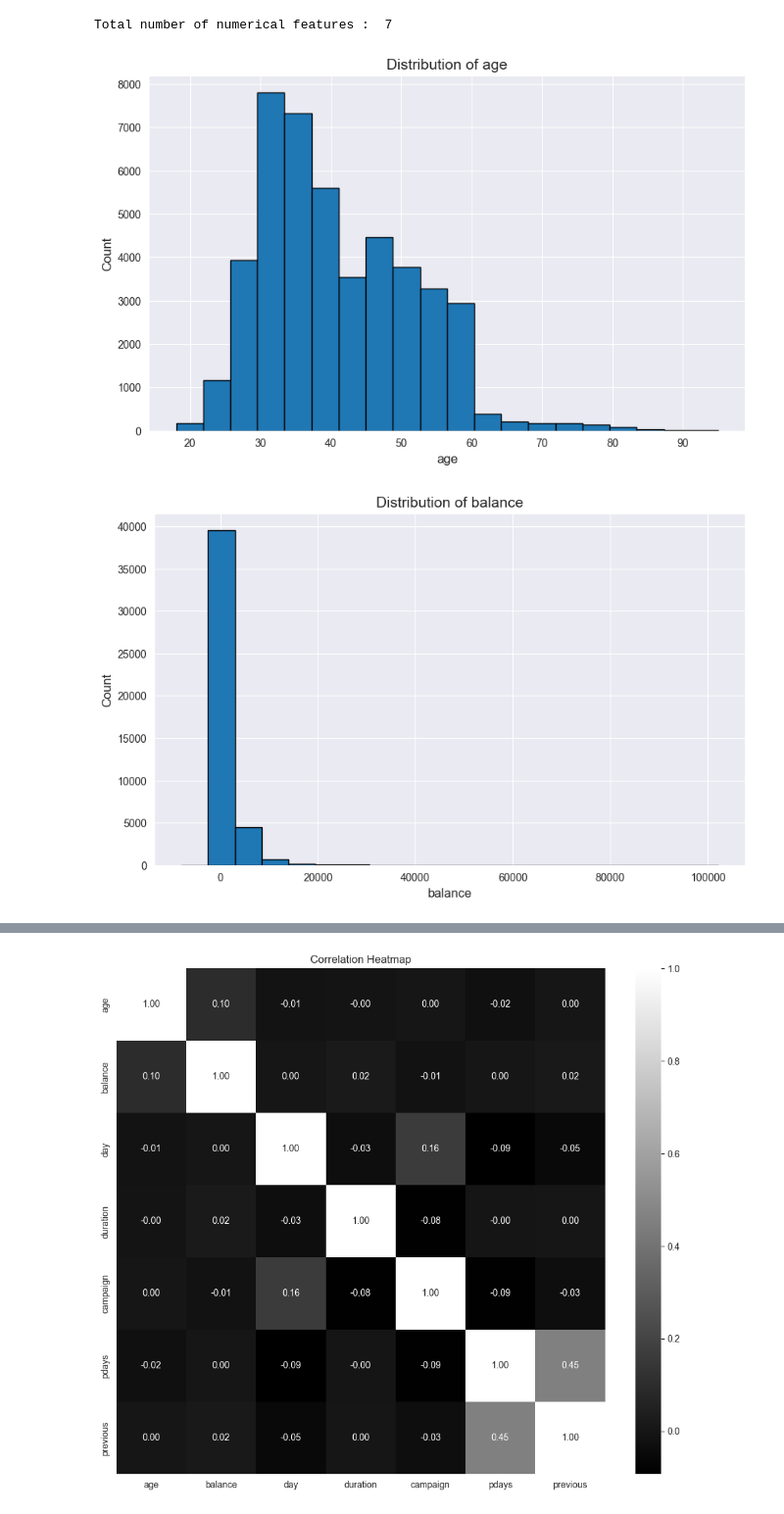
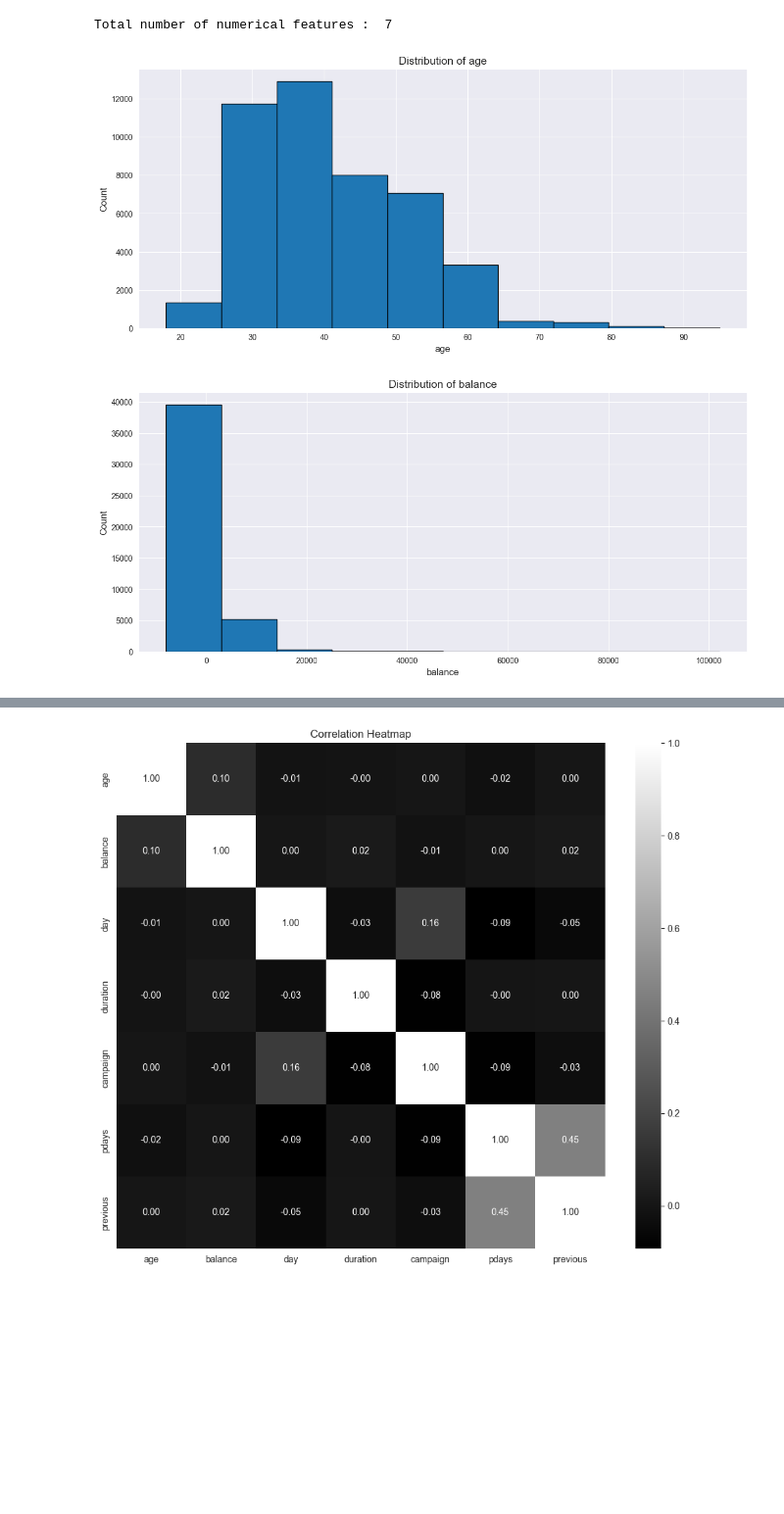
Before and after one commit to HirudikaAnupama/Predicting-Term-Deposit-Subscriptions, a Jupyter notebook: models/Predicting Term Deposit Subscriptions.ipynb, the cells around one changed output, grey strips where cells are left out. Shown at 98% size. Saved outputs shown, nothing was run; the diff lists cells and outputs as text; code cells hidden in the pictures; blank space fills up the shorter version.

```diff
--- a/models/Predicting Term Deposit Subscriptions.ipynb
+++ b/models/Predicting Term Deposit Subscriptions.ipynb
@@ -142,8 +146,8 @@ Total number of features :  17
 # %% [markdown]
 ### Explore Categorical Features
 # %%
-# get categorical features of dataset
-categorical_features = data.select_dtypes(include=['object']).columns
+# get categorical features of dataset (without target feature)
+categorical_features = data.select_dtypes(include=['object']).columns[:-1]
 # %%
 categorical_features
 # %% [output]
@@ -157,6 +161,10 @@ Total number of categorical features :  10
 # %%
-# check how many unique values are allowed for each categorical feature
+# check how many unique values, value count, value percentage are allowed for each categorical feature
 for feature in categorical_features:
-    print(f"{feature}: {data[feature].nunique()} unique values")
-    data[feature].value_counts()
+    print(f"\nFeature: {feature}")
+    print(f"Unique Values: {data[feature].nunique()}")
+    value_counts = data[feature].value_counts()
+    percentages = (value_counts / len(data[feature]) * 100).round(2)
+    print(pd.DataFrame({'Count': value_counts, 'Percentage (%)': percentages}))
+    print("\n----------------------------------------------------------------------")
 # %% [output]
@@ -208,12 +220,12 @@ Total number of numerical features :  7
 # %%
 # Plot histograms for numerical features
 for feature in numerical_features:
-    plt.figure(figsize=(10, 6))  # Set the figure size
-    plt.hist(data[feature], bins=20, edgecolor='black')  # Plot histogram for the feature
+    plt.figure(figsize=(14, 6))  # Set the figure size
+    plt.hist(data[feature], bins=10, edgecolor='black')  # Plot histogram for the feature
     plt.title(f'Distribution of {feature}', fontsize=14)
     plt.xlabel(feature, fontsize=12)
     plt.ylabel('Count', fontsize=12)
     plt.show()
 # %% [output]
-[figure, old version]
+[figure, new version]
-[figure, old version]
+[figure, new version]
```
Also changed, not shown: parts of 33 cells of this notebook, 1 other file.
